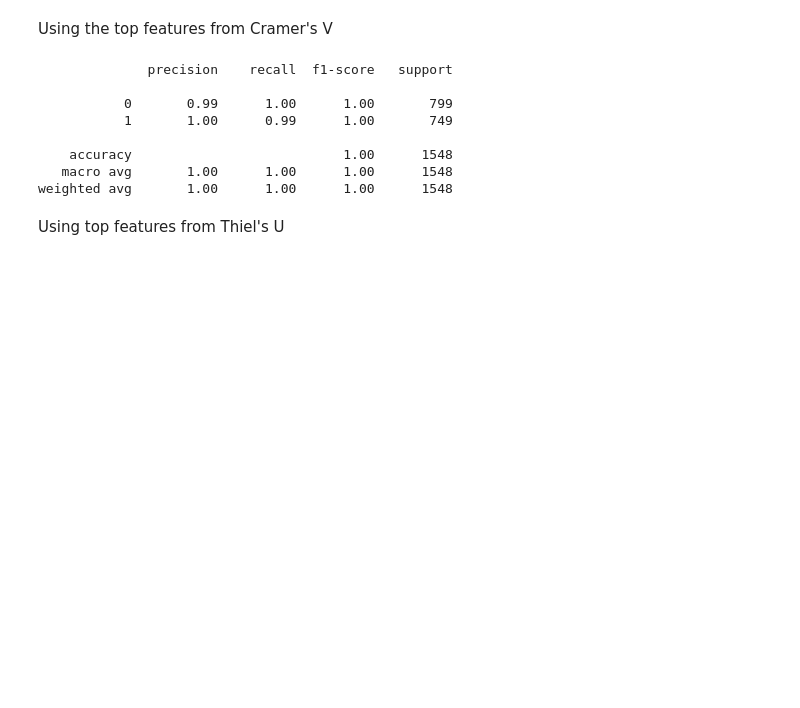
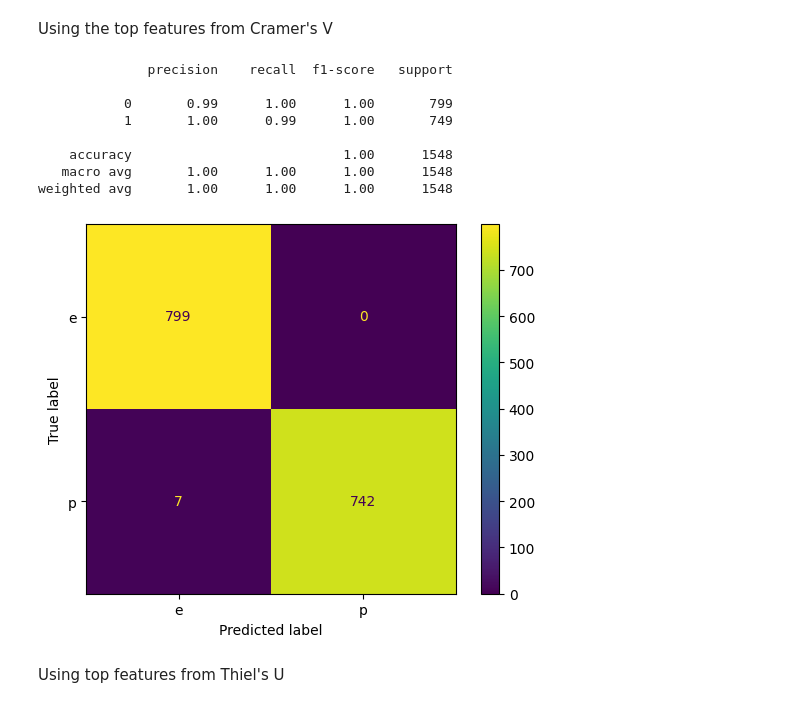
Before and after one commit to Nour184/mushroom-predictor, a Jupyter notebook: knn.ipynb, the cells around one changed output. Saved outputs shown, nothing was run; the diff lists cells and outputs as text; code cells hidden in the pictures; blank space fills up the shorter version.

Commit message:
added confusion matrices

```diff
--- a/knn.ipynb
+++ b/knn.ipynb
@@ -631,6 +631,19 @@ print(report)
     accuracy                           1.00      1548
    macro avg       1.00      1.00      1.00      1548
 weighted avg       1.00      1.00      1.00      1548
+# %%
+from sklearn.metrics import ConfusionMatrixDisplay
+cm = confusion_matrix(y_test_top_enc, pred_knn)
+
+# Display
+disp = ConfusionMatrixDisplay(
+    confusion_matrix=cm,
+    display_labels=label_encoder.classes_
+)
+disp.plot()
+plt.show()
+# %% [output]
+[figure, added]
 # %% [markdown]
 Using top features from Thiel's U
 # %%
```
Also changed, not shown: parts of 6 cells of this notebook.
